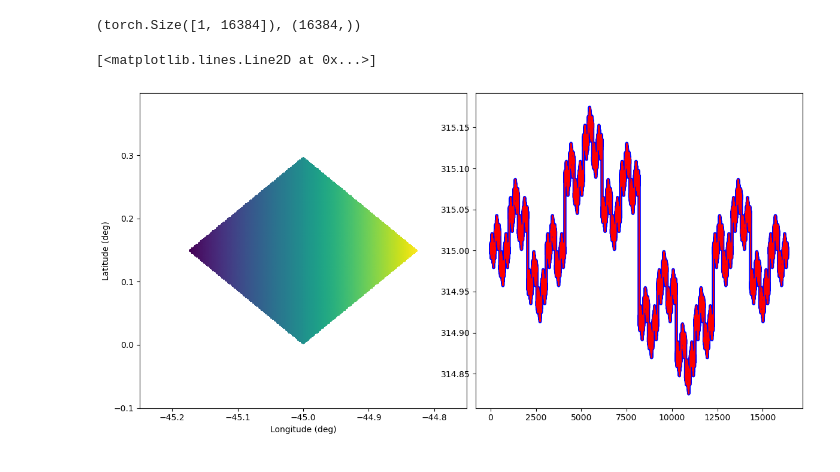
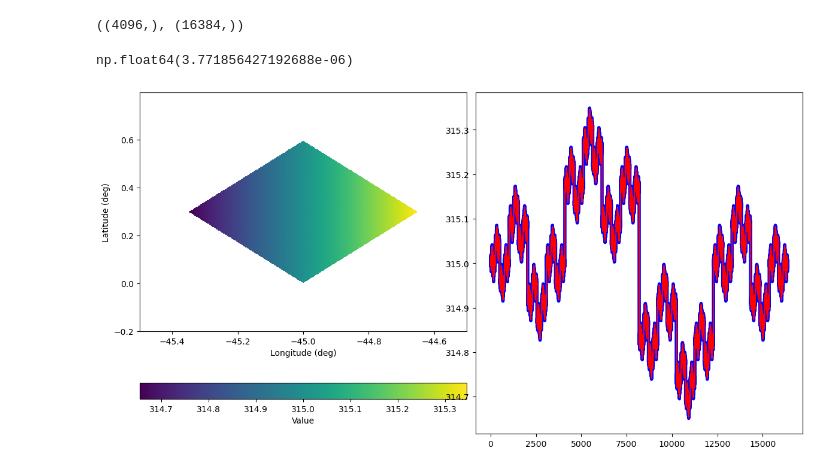
Before and after one commit to EOPF-DGGS/healpix-resample, a Jupyter notebook: notebooks/Test_regrid_to_healpix.ipynb, the cells around one changed output. Drawn from its saved outputs; the diff is of its cells as text; code cells hidden in the pictures.

```diff
--- a/notebooks/Test_regrid_to_healpix.ipynb
+++ b/notebooks/Test_regrid_to_healpix.ipynb
@@ -12,9 +12,12 @@ sys.path.append(PARENT_DIR)
 # %%
 import healpix_geo
 import numpy as np
+from foscat.Plot import lgnomproject
+import matplotlib.pyplot as plt
 
-level=15
+level=13
+ilevel=14
 ndata=128
-cell_ids=3*4**level+np.arange(ndata*ndata)
-lon,lat = healpix_geo.nested.healpix_to_lonlat(cell_ids, level,ellipsoid='WGS84')
+cell_ids=3*4**ilevel+np.arange(ndata*ndata)
+lon,lat = healpix_geo.nested.healpix_to_lonlat(cell_ids, ilevel,ellipsoid='WGS84')
 val=lon
@@ -24,19 +65,19 @@ from regrid_to_healpix.regrid_to_healpix_nearest import Set
 nr = Set(lon_deg=lon, lat_deg=lat, level=level, device="cuda")  # Npt=1 imposé dans nearest
 # puis:
 hval     = nr.transform(val)  # selon ton API
-rval     = nr.invert(hval).cpu().numpy()[0]
+rval     = nr.invert(hval)
 cell_ids = nr.get_cell_ids()
-hval.shape,cell_ids.shape
+hval.shape,rval.shape
 # %% [output]
-(torch.Size([1, 16384]), (16384,))
+((4096,), (16384,))
 # %%
-from foscat.Plot import lgnomproject
-import matplotlib.pyplot as plt
+
 plt.figure(figsize=(12,6))
-lgnomproject(cell_ids,hval.cpu().numpy()[0],2**level,hold=False,fov_deg=0.5,interp=False,sub=(1,2,1))
+lgnomproject(cell_ids,hval,2**(level),hold=False,fov_deg=1,interp=False,sub=(1,2,1),cbar=True)
 plt.subplot(1,2,2)
 plt.plot(lon,color='b',lw=4)
 plt.plot(rval,color='r')
+np.mean((rval-lon)**2)
 # %% [output]
-[<matplotlib.lines.Line2D at 0x...>]
+np.float64(3.771856427192688e-06)
-[figure, old version]
+[figure, new version]
```
Also changed, not shown: parts of 3 cells of this notebook, 3 other files.
